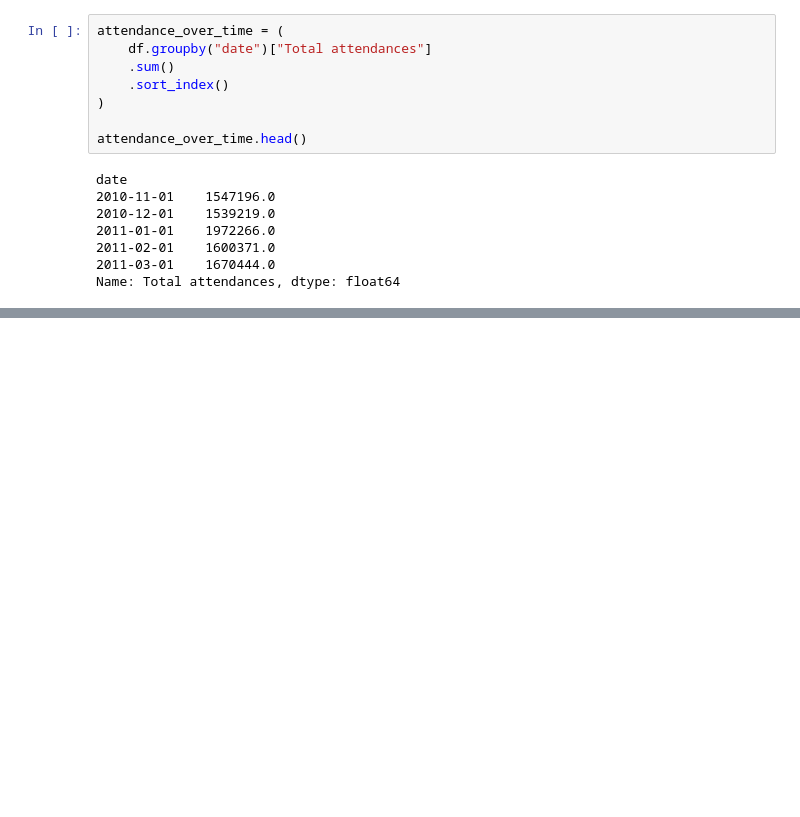
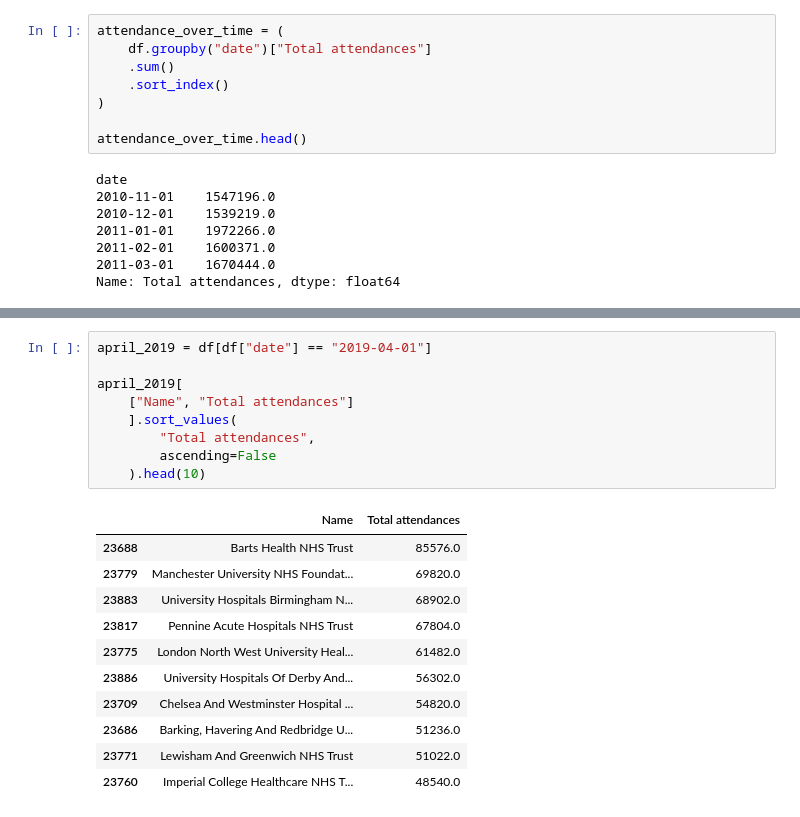
Before and after one commit to Prudycruise/nhs-healthcare-analytics, a Jupyter notebook: python/01_data_inspection.ipynb, the cells around one changed output, grey strips where cells are left out. Cells and saved outputs as stored; diff of their text form; blank space fills up the shorter version.

```diff
--- a/python/01_data_inspection.ipynb
+++ b/python/01_data_inspection.ipynb
@@ -197,0 +228,21 @@ Name: Total attendances, dtype: float64
+# %%
+april_2019 = df[df["date"] == "2019-04-01"]
+
+april_2019[
+    ["Name", "Total attendances"]
+    ].sort_values(
+        "Total attendances",
+        ascending=False
+    ).head(10)
+# %% [output]
+|  | Name | Total attendances |
+| 23688 | Barts Health NHS Trust | 85576.0 |
+| 23779 | Manchester University NHS Foundat... | 69820.0 |
+| 23883 | University Hospitals Birmingham N... | 68902.0 |
+| 23817 | Pennine Acute Hospitals NHS Trust | 67804.0 |
+| 23775 | London North West University Heal... | 61482.0 |
+| 23886 | University Hospitals Of Derby And... | 56302.0 |
+| 23709 | Chelsea And Westminster Hospital ... | 54820.0 |
+| 23686 | Barking, Havering And Redbridge U... | 51236.0 |
+| 23771 | Lewisham And Greenwich NHS Trust | 51022.0 |
+| 23760 | Imperial College Healthcare NHS T... | 48540.0 |
```
Also changed, not shown: parts of 12 cells of this notebook.
